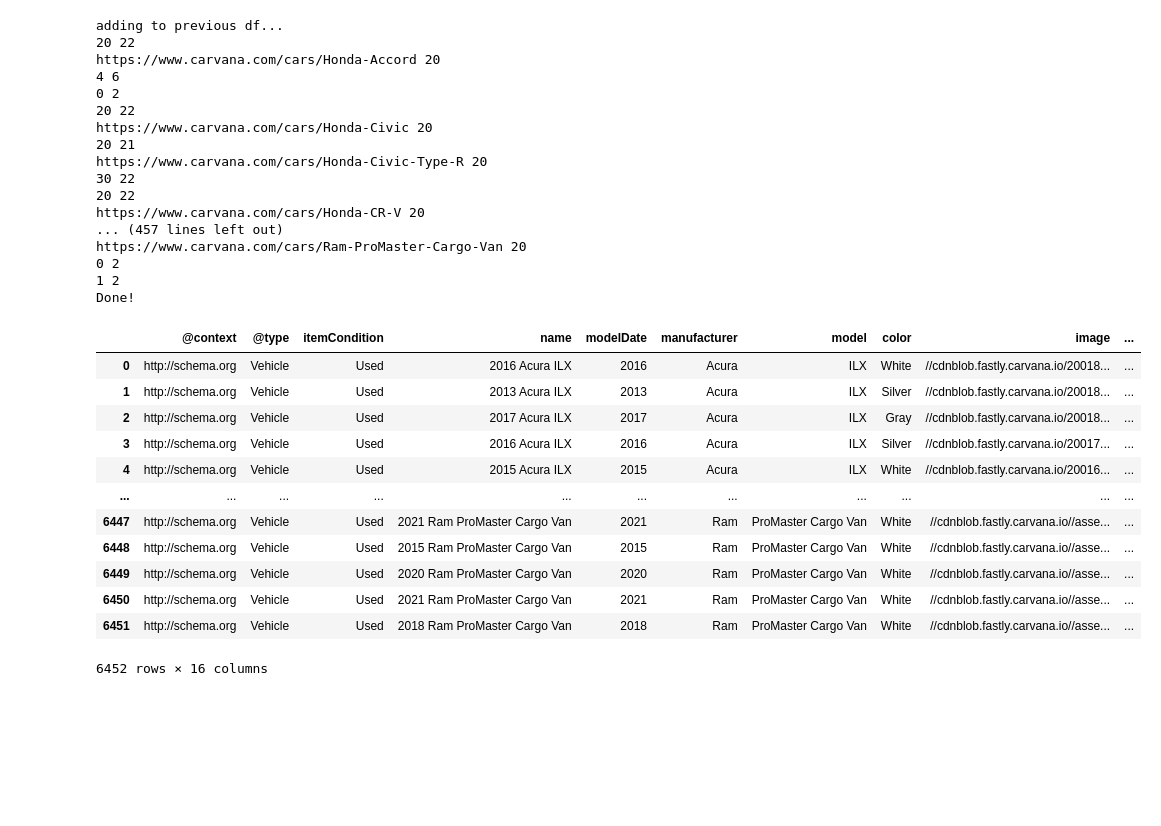
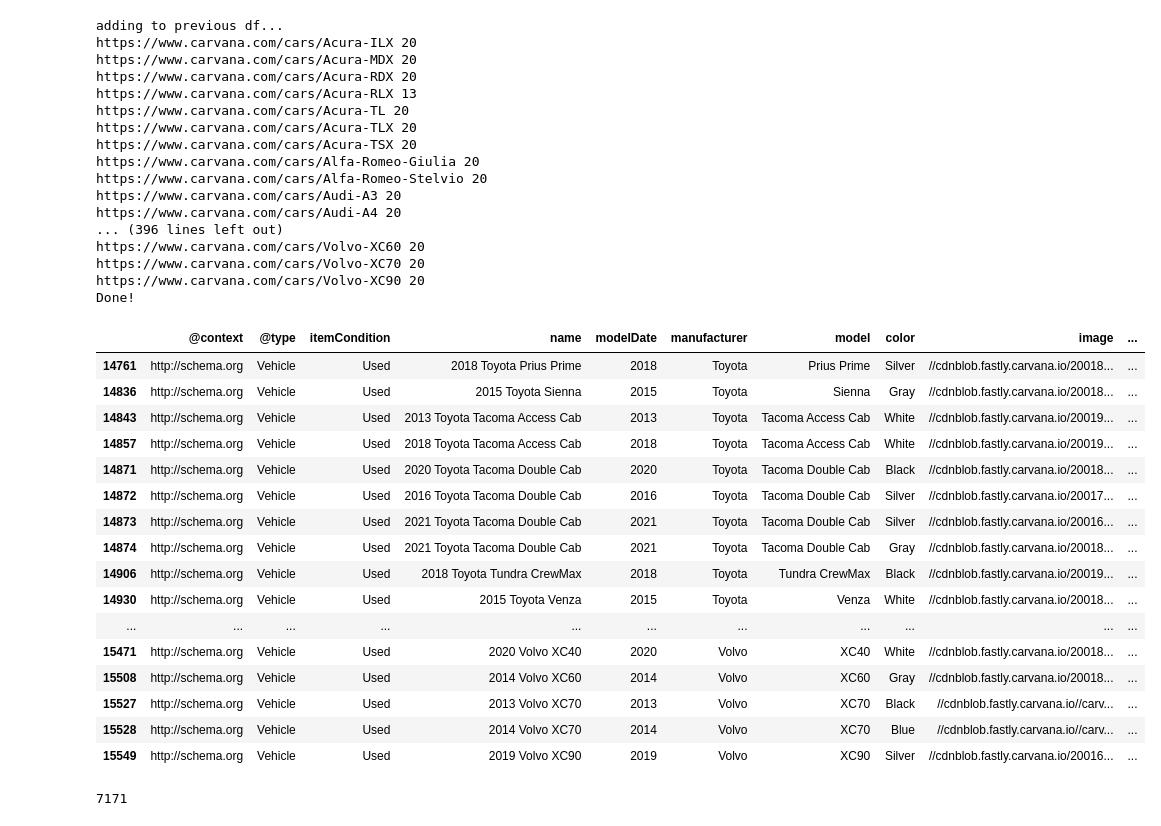
Before and after one commit to romant56/Car-pricing-algorithms, a Jupyter notebook: code/webscraping.ipynb, the cells around one changed output. Drawn from its saved outputs; the diff is of its cells as text; code cells hidden in the pictures; blank space fills up the shorter version.

```diff
--- a/code/webscraping.ipynb
+++ b/code/webscraping.ipynb
@@ -11,10 +11,7 @@ from bs4 import BeautifulSoup
 
 df = pd.read_csv('../data/main.csv')
 # %%
-'''
-completed:
-
-            'Acura': ['ILX', 'MDX', 'MDX-Sport-Hybrid', 'RDX', 'RL', 'RLX', 'RLX-Sport-Hybrid', 'TL', 'TLX', 'TSX', 'ZDX'],
+test_dic = {'Acura': ['ILX', 'MDX', 'MDX-Sport-Hybrid', 'RDX', 'RL', 'RLX', 'RLX-Sport-Hybrid', 'TL', 'TLX', 'TSX', 'ZDX'],
             'Alfa-Romeo': ['4C-Spider', 'Giulia', 'Stelvio'],
             'Audi': ['A3', 'A3-Sportback-e-tron', 'A4', 'A4-allroad', 'A5', 'A5 Sport', 'A6', 'A7', 'A8', 'allroad',
                      'e-tron', 'e-tron GT', 'e-tron-Sportback', 'Q3', 'Q5', 'Q7', 'Q8', 'RS 3', 'RS 5', 'RS 6', 'S3',
@@ -45,14 +42,7 @@ completed:
                     'Sierra 1500 Double Cab', 'Sierra 1500 Extended Cab', 'Sierra 1500 Limited Crew Cab', 'Sierra 1500 Limited Double Cab', 'Sierra 1500 Regular Cab',
                     'Sierra 2500 HD Crew Cab', 'Sierra 2500 HD Double Cab', 'Sierra 2500 HD Extended Cab', 'Sierra 2500 HD Regular Cab', 'Sierra 3500 HD Crew Cab',
                     'Sierra 3500 HD Double Cab', 'Sierra 3500 HD Regular Cab', 'Terrain', 'Yukon', 'Yukon XL', 'Yukon XL 1500'],
-
-
-
-'''
-
-
-
-test_dic = {'Honda': ['Accord', 'Accord Crosstour', 'Accord Hybrid', 'Civic', 'Civic Type R', 'Clarity Plug-in Hybrid', 'CR-V', 'CR-V Hybrid', 'CR-Z', 'Crosstour', 'Element', 'Fit',
+            'Honda': ['Accord', 'Accord Crosstour', 'Accord Hybrid', 'Civic', 'Civic Type R', 'Clarity Plug-in Hybrid', 'CR-V', 'CR-V Hybrid', 'CR-Z', 'Crosstour', 'Element', 'Fit',
                       'HR-V', 'Insight', 'Odyssey', 'Passport', 'Pilot', 'Ridgeline'],
             'HUMMER': ['H3', 'H3T'],
             'Hyundai': ['Accent', 'Azera', 'Elantra', 'Elantra GT', 'Elantra N', 'Equus', 'Genesis', 'Genesis Coupe', 'IONIQ 5', 'Ioniq Electric', 'Ioniq Hybrid',
@@ -201,38 +191,42 @@ else:
     df = extract_metadata(url_list)
 # %% [output]
 adding to previous df...
-20 22
-https://www.carvana.com/cars/Honda-Accord 20
-4 6
-0 2
-20 22
-https://www.carvana.com/cars/Honda-Civic 20
-20 21
-https://www.carvana.com/cars/Honda-Civic-Type-R 20
-30 22
-20 22
-https://www.carvana.com/cars/Honda-CR-V 20
-... (457 lines left out)
-https://www.carvana.com/cars/Ram-ProMaster-Cargo-Van 20
-0 2
-1 2
+https://www.carvana.com/cars/Acura-ILX 20
+https://www.carvana.com/cars/Acura-MDX 20
+https://www.carvana.com/cars/Acura-RDX 20
+https://www.carvana.com/cars/Acura-RLX 13
+https://www.carvana.com/cars/Acura-TL 20
+https://www.carvana.com/cars/Acura-TLX 20
+https://www.carvana.com/cars/Acura-TSX 20
+https://www.carvana.com/cars/Alfa-Romeo-Giulia 20
+https://www.carvana.com/cars/Alfa-Romeo-Stelvio 20
+https://www.carvana.com/cars/Audi-A3 20
+https://www.carvana.com/cars/Audi-A4 20
+... (396 lines left out)
+https://www.carvana.com/cars/Volvo-XC60 20
+https://www.carvana.com/cars/Volvo-XC70 20
+https://www.carvana.com/cars/Volvo-XC90 20
 Done!
 # %%
-df
+df.tail(50)
 # %% [output]
 |  | @context | @type | itemCondition | name | modelDate | manufacturer | model | color | image | ... |
-| 0 | http://schema.org | Vehicle | Used | 2016 Acura ILX | 2016 | Acura | ILX | White | //cdnblob.fastly.carvana.io/20018... | ... |
-| 1 | http://schema.org | Vehicle | Used | 2013 Acura ILX | 2013 | Acura | ILX | Silver | //cdnblob.fastly.carvana.io/20018... | ... |
-| 2 | http://schema.org | Vehicle | Used | 2017 Acura ILX | 2017 | Acura | ILX | Gray | //cdnblob.fastly.carvana.io/20018... | ... |
-| 3 | http://schema.org | Vehicle | Used | 2016 Acura ILX | 2016 | Acura | ILX | Silver | //cdnblob.fastly.carvana.io/20017... | ... |
-| 4 | http://schema.org | Vehicle | Used | 2015 Acura ILX | 2015 | Acura | ILX | White | //cdnblob.fastly.carvana.io/20016... | ... |
+| 14761 | http://schema.org | Vehicle | Used | 2018 Toyota Prius Prime | 2018 | Toyota | Prius Prime | Silver | //cdnblob.fastly.carvana.io/20018... | ... |
+| 14836 | http://schema.org | Vehicle | Used | 2015 Toyota Sienna | 2015 | Toyota | Sienna | Gray | //cdnblob.fastly.carvana.io/20018... | ... |
+| 14843 | http://schema.org | Vehicle | Used | 2013 Toyota Tacoma Access Cab | 2013 | Toyota | Tacoma Access Cab | White | //cdnblob.fastly.carvana.io/20019... | ... |
+| 14857 | http://schema.org | Vehicle | Used | 2018 Toyota Tacoma Access Cab | 2018 | Toyota | Tacoma Access Cab | White | //cdnblob.fastly.carvana.io/20019... | ... |
+| 14871 | http://schema.org | Vehicle | Used | 2020 Toyota Tacoma Double Cab | 2020 | Toyota | Tacoma Double Cab | Black | //cdnblob.fastly.carvana.io/20018... | ... |
+| 14872 | http://schema.org | Vehicle | Used | 2016 Toyota Tacoma Double Cab | 2016 | Toyota | Tacoma Double Cab | Silver | //cdnblob.fastly.carvana.io/20017... | ... |
+| 14873 | http://schema.org | Vehicle | Used | 2021 Toyota Tacoma Double Cab | 2021 | Toyota | Tacoma Double Cab | Silver | //cdnblob.fastly.carvana.io/20016... | ... |
+| 14874 | http://schema.org | Vehicle | Used | 2021 Toyota Tacoma Double Cab | 2021 | Toyota | Tacoma Double Cab | Gray | //cdnblob.fastly.carvana.io/20018... | ... |
+| 14906 | http://schema.org | Vehicle | Used | 2018 Toyota Tundra CrewMax | 2018 | Toyota | Tundra CrewMax | Black | //cdnblob.fastly.carvana.io/20019... | ... |
+| 14930 | http://schema.org | Vehicle | Used | 2015 Toyota Venza | 2015 | Toyota | Venza | White | //cdnblob.fastly.carvana.io/20018... | ... |
 | ... | ... | ... | ... | ... | ... | ... | ... | ... | ... | ... |
-| 6447 | http://schema.org | Vehicle | Used | 2021 Ram ProMaster Cargo Van | 2021 | Ram | ProMaster Cargo Van | White | //cdnblob.fastly.carvana.io//asse... | ... |
-| 6448 | http://schema.org | Vehicle | Used | 2015 Ram ProMaster Cargo Van | 2015 | Ram | ProMaster Cargo Van | White | //cdnblob.fastly.carvana.io//asse... | ... |
-| 6449 | http://schema.org | Vehicle | Used | 2020 Ram ProMaster Cargo Van | 2020 | Ram | ProMaster Cargo Van | White | //cdnblob.fastly.carvana.io//asse... | ... |
-| 6450 | http://schema.org | Vehicle | Used | 2021 Ram ProMaster Cargo Van | 2021 | Ram | ProMaster Cargo Van | White | //cdnblob.fastly.carvana.io//asse... | ... |
-| 6451 | http://schema.org | Vehicle | Used | 2018 Ram ProMaster Cargo Van | 2018 | Ram | ProMaster Cargo Van | White | //cdnblob.fastly.carvana.io//asse... | ... |
+| 15471 | http://schema.org | Vehicle | Used | 2020 Volvo XC40 | 2020 | Volvo | XC40 | White | //cdnblob.fastly.carvana.io/20018... | ... |
+| 15508 | http://schema.org | Vehicle | Used | 2014 Volvo XC60 | 2014 | Volvo | XC60 | Gray | //cdnblob.fastly.carvana.io/20018... | ... |
+| 15527 | http://schema.org | Vehicle | Used | 2013 Volvo XC70 | 2013 | Volvo | XC70 | Black | //cdnblob.fastly.carvana.io//carv... | ... |
+| 15528 | http://schema.org | Vehicle | Used | 2014 Volvo XC70 | 2014 | Volvo | XC70 | Blue | //cdnblob.fastly.carvana.io//carv... | ... |
+| 15549 | http://schema.org | Vehicle | Used | 2019 Volvo XC90 | 2019 | Volvo | XC90 | Silver | //cdnblob.fastly.carvana.io/20016... | ... |
-6452 rows × 16 columns
 # %%
 # careful here!
 df.to_csv('../data/main.csv', index=False)
@@ -238,0 +235,4 @@ df.to_csv('../data/main.csv', index=False)
+# %%
+df.duplicated(subset='vehicleIdentificationNumber').sum()
+# %% [output]
+7171
```
Also changed, not shown: parts of 3 cells of this notebook, 1 other file.
